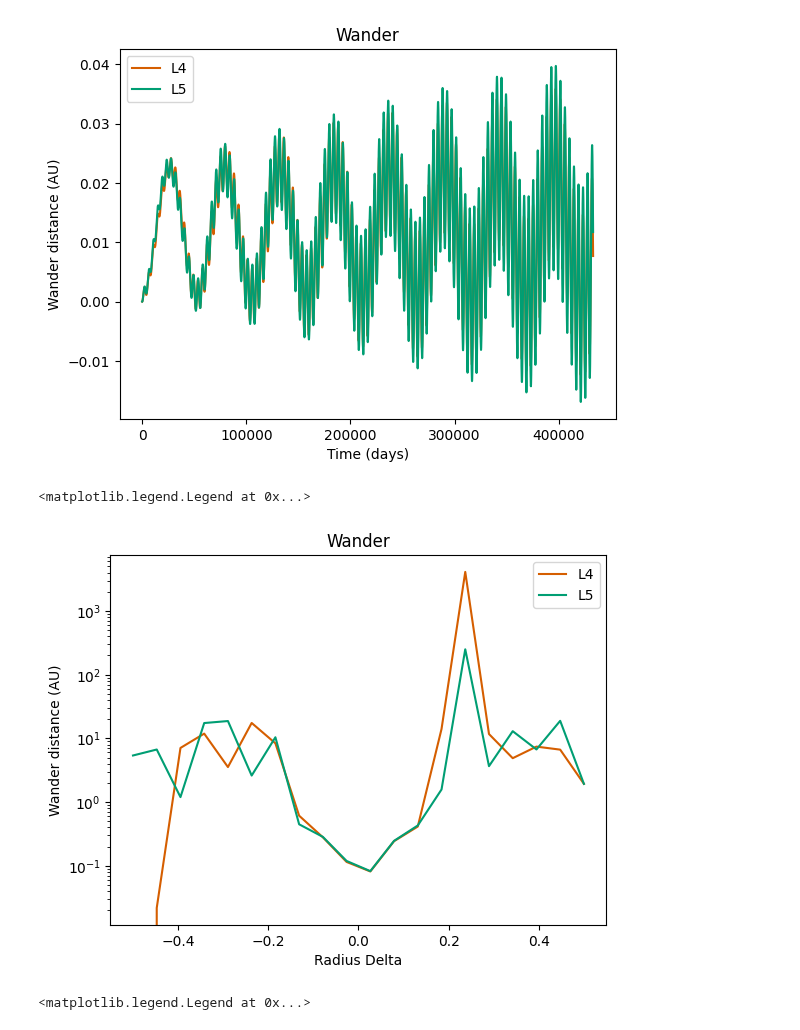
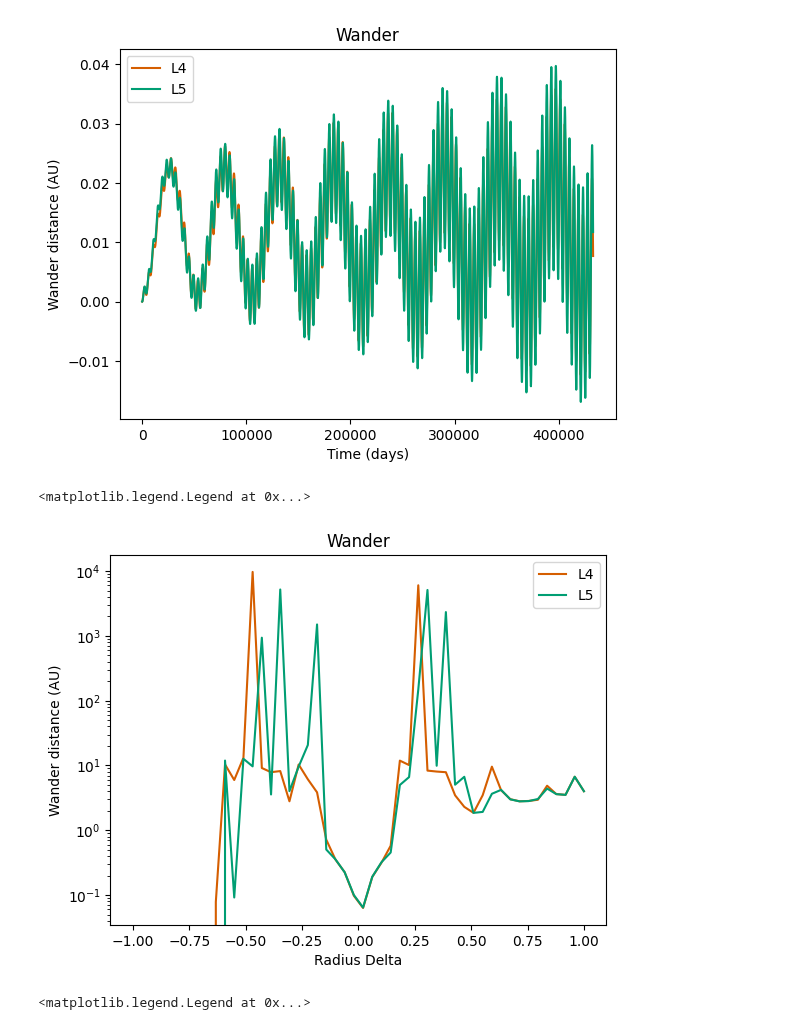
Before and after one commit to vibilanj/cmps, a Jupyter notebook: homework/Project1.ipynb, the cells around one changed output. Cells and saved outputs as stored; diff of their text form; code cells hidden in the pictures.

```diff
--- a/homework/Project1.ipynb
+++ b/homework/Project1.ipynb
@@ -154,64 +154,64 @@ def wander(solution):
 
     return wander_distance_L4, wander_distance_L5
 # %%
-radius_delta = 0
-angle_delta = 0
+# radius_delta = 0
+# angle_delta = 0
 
-position_x_L4 = (radius_J + radius_delta) * np.cos((np.pi / 3) + angle_delta)
-position_y_L4 = (radius_J + radius_delta) * np.sin((np.pi / 3) + angle_delta)
-position_x_L5 = (radius_J + radius_delta) * np.cos((np.pi / 3) + angle_delta)
-position_y_L5 = -(radius_J + radius_delta) * np.sin((np.pi / 3 + angle_delta))
+# position_x_L4 = (radius_J + radius_delta) * np.cos((np.pi / 3) + angle_delta)
+# position_y_L4 = (radius_J + radius_delta) * np.sin((np.pi / 3) + angle_delta)
+# position_x_L5 = (radius_J + radius_delta) * np.cos((np.pi / 3) + angle_delta)
+# position_y_L5 = -(radius_J + radius_delta) * np.sin((np.pi / 3 + angle_delta))
 
-init_p2 = np.array([-radius_S, 0, 0, -velocity_S, # Sun
-                radius_J, 0, 0, velocity_J, # Jupiter
-                position_x_L4, position_y_L4, velocity_x_L4, velocity_y_L4, # Asteroid L4
-                position_x_L5, position_y_L5, velocity_x_L5, velocity_y_L5]) # Asteroid L4
+# init_p2 = np.array([-radius_S, 0, 0, -velocity_S, # Sun
+#                 radius_J, 0, 0, velocity_J, # Jupiter
+#                 position_x_L4, position_y_L4, velocity_x_L4, velocity_y_L4, # Asteroid L4
+#                 position_x_L5, position_y_L5, velocity_x_L5, velocity_y_L5]) # Asteroid L4
 
-solution_p2 = integrate.solve_ivp(derivative, [t_min, t_max], init_p2, max_step = epsilon)
+# solution_p2 = integrate.solve_ivp(derivative, [t_min, t_max], init_p2, max_step = epsilon)
 
-ts = solution_p2.t
-wander_distance_L4, wander_distance_L5 = wander(solution_p2)
+# ts = solution_p2.t
+# wander_distance_L4, wander_distance_L5 = wander(solution_p2)
 
-fig, ax = plt.subplots(1, 1)
-ax.plot(ts, wander_distance_L4, color = CF_vermillion, label = "L4")
-ax.plot(ts, wander_distance_L5, color = CF_green, label = "L5")
-ax.set(title = "Wander", xlabel = "Time (days)", ylabel = "Wander distance (AU)")
-ax.legend()
+# fig, ax = plt.subplots(1, 1)
+# ax.plot(ts, wander_distance_L4, color = CF_vermillion, label = "L4")
+# ax.plot(ts, wander_distance_L5, color = CF_green, label = "L5")
+# ax.set(title = "Wander", xlabel = "Time (days)", ylabel = "Wander distance (AU)")
+# ax.legend()
 # %% [output]
 <matplotlib.legend.Legend at 0x...>
 [figure]
 # %%
-radius_delta = np.linspace(-0.5, 0.5, 20)
+radius_delta = np.linspace(-1, 1, 50)
 angle_delta = 0
 
 max_wander_L4 = np.zeros_like(radius_delta)
 max_wander_L5 = np.zeros_like(radius_delta)
 
 for i, rd in enumerate(radius_delta):
     position_x_L4_p2 = (radius_J + rd) * np.cos((np.pi / 3) + angle_delta)
     position_y_L4_p2 = (radius_J + rd) * np.sin((np.pi / 3) + angle_delta)
     position_x_L5_p2 = (radius_J + rd) * np.cos((np.pi / 3) + angle_delta)
     position_y_L5_p2 = -(radius_J + rd) * np.sin((np.pi / 3 + angle_delta))
 
     init_p2 = np.array([-radius_S, 0, 0, -velocity_S, # Sun
                     radius_J, 0, 0, velocity_J, # Jupiter
                     position_x_L4_p2, position_y_L4_p2, velocity_x_L4, velocity_y_L4, # Asteroid L4
                     position_x_L5_p2, position_y_L5_p2, velocity_x_L5, velocity_y_L5]) # Asteroid L4
 
     solution_p2 = integrate.solve_ivp(derivative, [t_min, t_max], init_p2, max_step = epsilon)
     wander_distance_L4, wander_distance_L5 = wander(solution_p2)
     max_wander_L4[i] = np.max(wander_distance_L4)
     max_wander_L5[i] = np.max(wander_distance_L5)
 
 fig, ax = plt.subplots(1, 1)
 ax.plot(radius_delta, max_wander_L4, color = CF_vermillion, label = "L4")
 ax.plot(radius_delta, max_wander_L5, color = CF_green, label = "L5")
 ax.set(title = "Wander", xlabel = "Radius Delta", ylabel = "Wander distance (AU)")
 ax.set_yscale("log")
 ax.legend()
 # %% [output]
 <matplotlib.legend.Legend at 0x...>
-[figure, old version]
+[figure, new version]
 # %%
 radius_delta = 0
 angle_delta = np.linspace(-np.pi, np.pi, 50)
```
Also changed, not shown: parts of 5 cells of this notebook.
